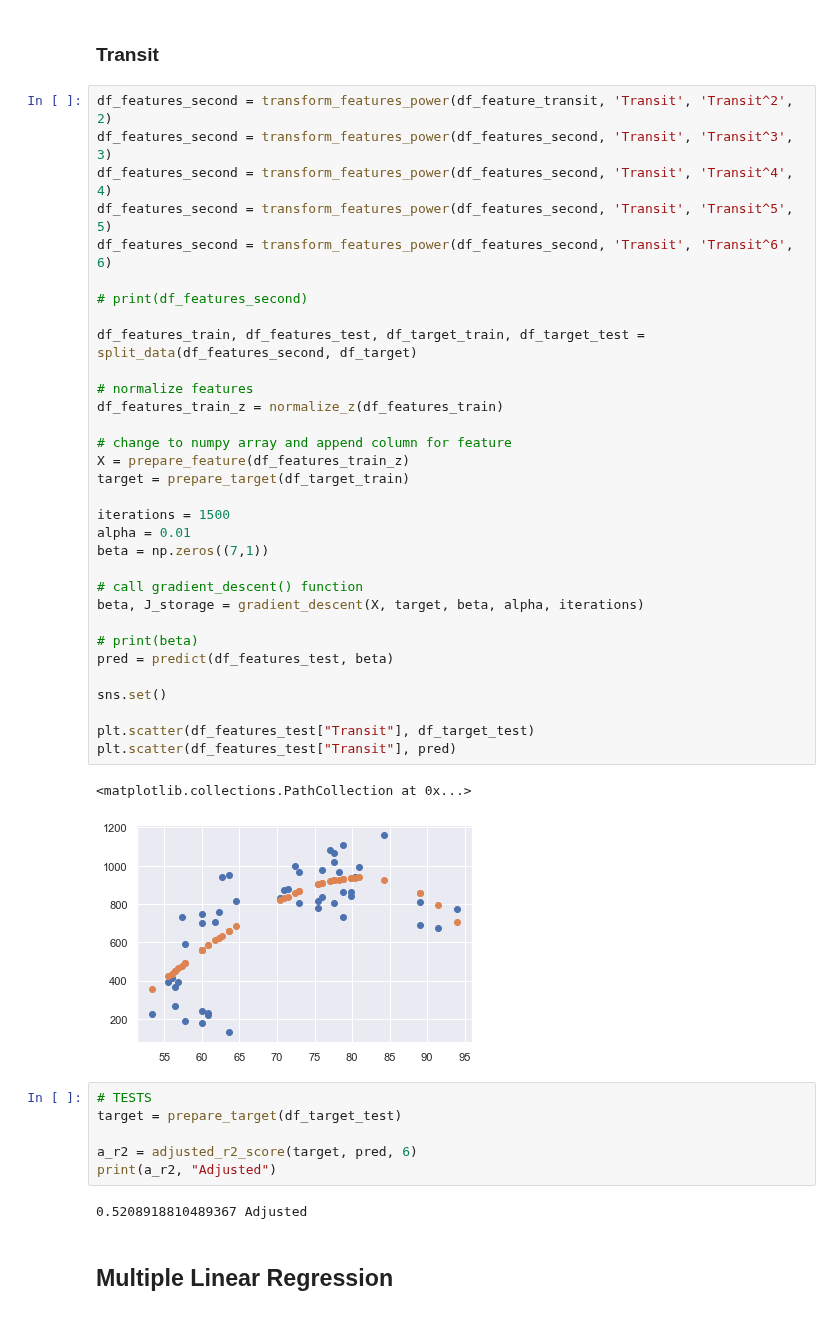
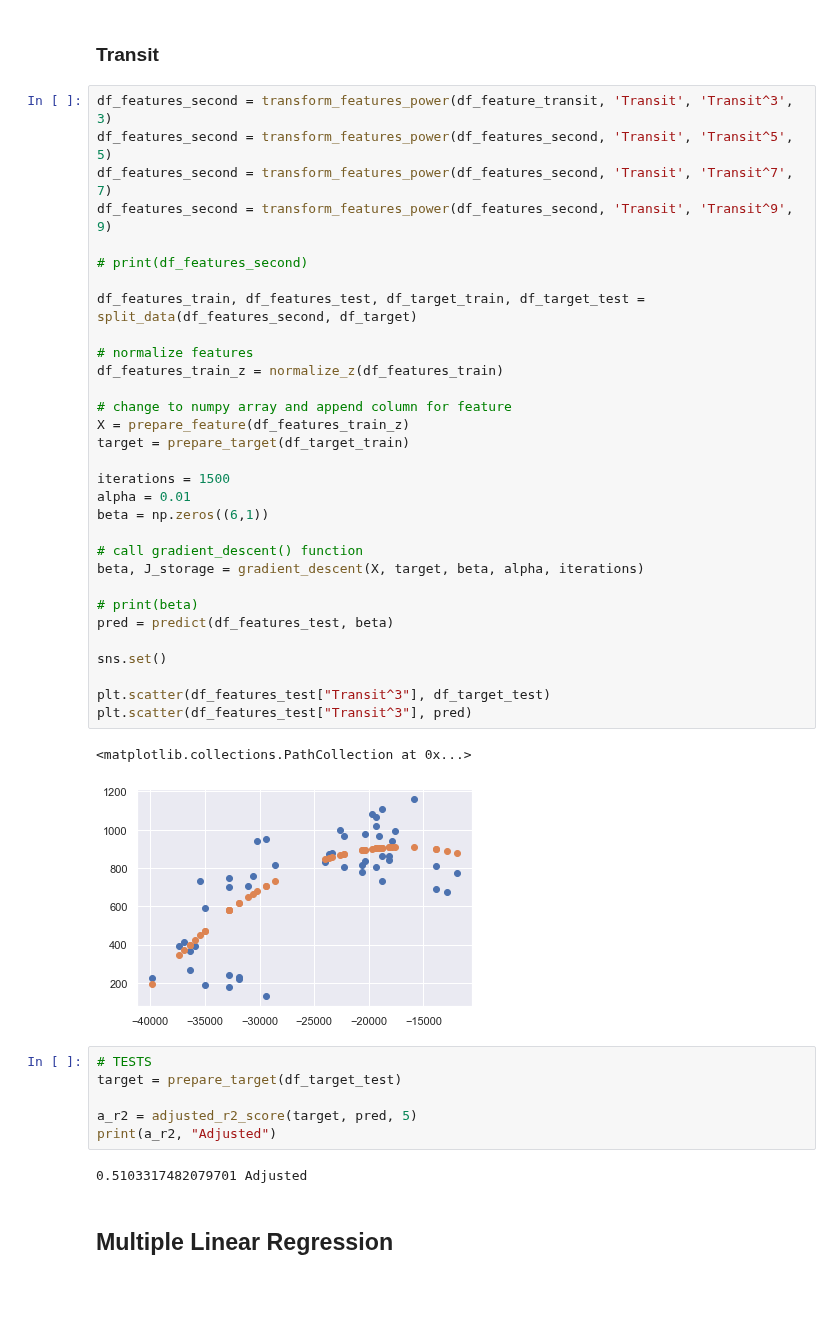
Before and after one commit to clash9529/DDW_Task2, a Jupyter notebook: predict_icu_admission.ipynb, the cells around one changed output. Saved outputs shown, nothing was run; the diff lists cells and outputs as text.

```diff
--- a/predict_icu_admission.ipynb
+++ b/predict_icu_admission.ipynb
@@ -299,48 +290,47 @@ print(a_r2, "Adjusted")
 # %% [markdown]
 ### **Transit**
 # %%
-df_features_second = transform_features_power(df_feature_transit, 'Transit', 'Transit^2', 2)
-df_features_second = transform_features_power(df_features_second, 'Transit', 'Transit^3', 3)
-df_features_second = transform_features_power(df_features_second, 'Transit', 'Transit^4', 4)
+df_features_second = transform_features_power(df_feature_transit, 'Transit', 'Transit^3', 3)
 df_features_second = transform_features_power(df_features_second, 'Transit', 'Transit^5', 5)
-df_features_second = transform_features_power(df_features_second, 'Transit', 'Transit^6', 6)
+df_features_second = transform_features_power(df_features_second, 'Transit', 'Transit^7', 7)
+df_features_second = transform_features_power(df_features_second, 'Transit', 'Transit^9', 9)
 
 # print(df_features_second)
 
 df_features_train, df_features_test, df_target_train, df_target_test = split_data(df_features_second, df_target)
 
 # normalize features
 df_features_train_z = normalize_z(df_features_train)
 
 # change to numpy array and append column for feature
 X = prepare_feature(df_features_train_z)
 target = prepare_target(df_target_train)
 
 iterations = 1500
 alpha = 0.01
-beta = np.zeros((7,1))
+beta = np.zeros((6,1))
 
 # call gradient_descent() function
 beta, J_storage = gradient_descent(X, target, beta, alpha, iterations)
 
 # print(beta)
 pred = predict(df_features_test, beta)
 
 sns.set()
 
-plt.scatter(df_features_test["Transit"], df_target_test)
-plt.scatter(df_features_test["Transit"], pred)
+plt.scatter(df_features_test["Transit^3"], df_target_test)
+plt.scatter(df_features_test["Transit^3"], pred)
 # %% [output]
 <matplotlib.collections.PathCollection at 0x...>
-[figure, old version]
+[figure, new version]
 # %%
 # TESTS
 target = prepare_target(df_target_test)
 
-a_r2 = adjusted_r2_score(target, pred, 6)
+a_r2 = adjusted_r2_score(target, pred, 5)
 print(a_r2, "Adjusted")
 # %% [output]
-0.5208918810489367 Adjusted
+0.5103317482079701 Adjusted
 # %% [markdown]
 ## Multiple Linear Regression
 <a id="multi"></a>
```
Also changed, not shown: parts of 9 cells of this notebook, 1 other file.
